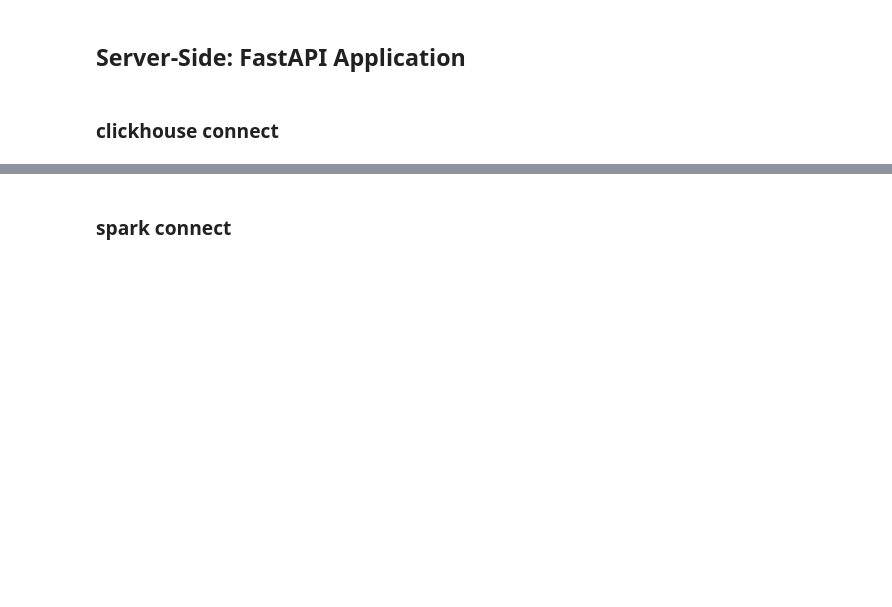
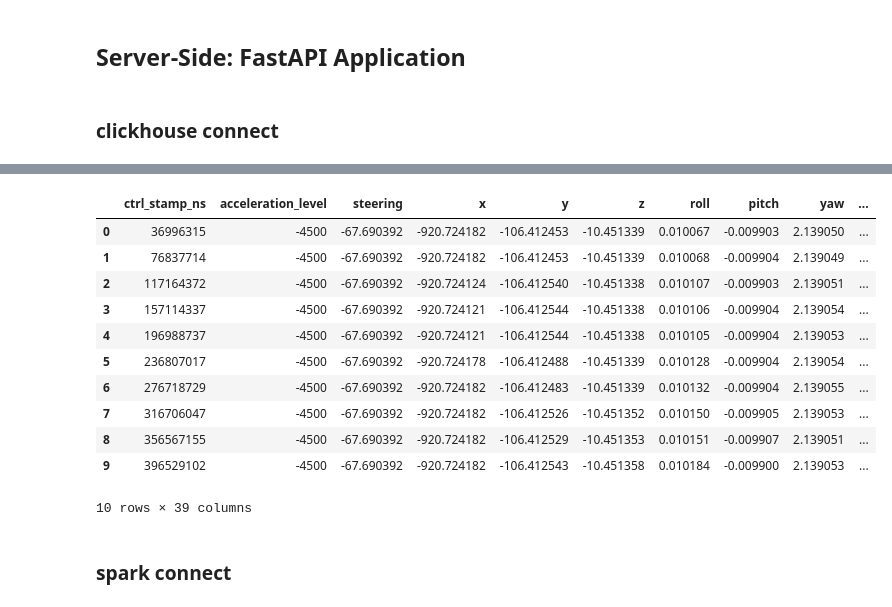
Before and after one commit to rvegrc/self_drive, a Jupyter notebook: api/api_check.ipynb, the cells around one changed output, grey strips where cells are left out. Cells and saved outputs as stored; diff of their text form; code cells hidden in the pictures; blank space fills up the shorter version.

```diff
--- a/api/api_check.ipynb
+++ b/api/api_check.ipynb
@@ -230,3 +329,42 @@ async def get_control(id: int):
+# %%
+id = 1
+control = client.query_df(f'''
+    select *
+    from ycup.control yc
+    where yc.id = {id}
+    limit 10'''
+)
+
+localizations = client.query_df(f'''
+    select *
+    from ycup.localization yl
+    where yl.id = {id}
+    limit 10'''
+)
+
+metadata = client.query_df(f'''
+    select *
+    from ycup.metadata ym
+    where ym.id = {id}
+    limit 10'''
+)
+
+df_prepr = make_df_id.make_df_id(control, localizations, metadata)
+
+df_prepr
+# %% [output]
+|  | ctrl_stamp_ns | acceleration_level | steering | x | y | z | roll | pitch | yaw | ... |
+| 0 | 36996315 | -4500 | -67.690392 | -920.724182 | -106.412453 | -10.451339 | 0.010067 | -0.009903 | 2.139050 | ... |
+| 1 | 76837714 | -4500 | -67.690392 | -920.724182 | -106.412453 | -10.451339 | 0.010068 | -0.009904 | 2.139049 | ... |
+| 2 | 117164372 | -4500 | -67.690392 | -920.724124 | -106.412540 | -10.451338 | 0.010107 | -0.009903 | 2.139051 | ... |
+| 3 | 157114337 | -4500 | -67.690392 | -920.724121 | -106.412544 | -10.451338 | 0.010106 | -0.009904 | 2.139054 | ... |
+| 4 | 196988737 | -4500 | -67.690392 | -920.724121 | -106.412544 | -10.451338 | 0.010105 | -0.009904 | 2.139053 | ... |
+| 5 | 236807017 | -4500 | -67.690392 | -920.724178 | -106.412488 | -10.451339 | 0.010128 | -0.009904 | 2.139054 | ... |
+| 6 | 276718729 | -4500 | -67.690392 | -920.724182 | -106.412483 | -10.451339 | 0.010132 | -0.009904 | 2.139055 | ... |
+| 7 | 316706047 | -4500 | -67.690392 | -920.724182 | -106.412526 | -10.451352 | 0.010150 | -0.009905 | 2.139053 | ... |
+| 8 | 356567155 | -4500 | -67.690392 | -920.724182 | -106.412529 | -10.451353 | 0.010151 | -0.009907 | 2.139051 | ... |
+| 9 | 396529102 | -4500 | -67.690392 | -920.724182 | -106.412543 | -10.451358 | 0.010184 | -0.009900 | 2.139053 | ... |
+10 rows × 39 columns
 # %% [markdown]
 ### spark connect
 # %%
```
Also changed, not shown: parts of 6 cells of this notebook, 4 other files.
